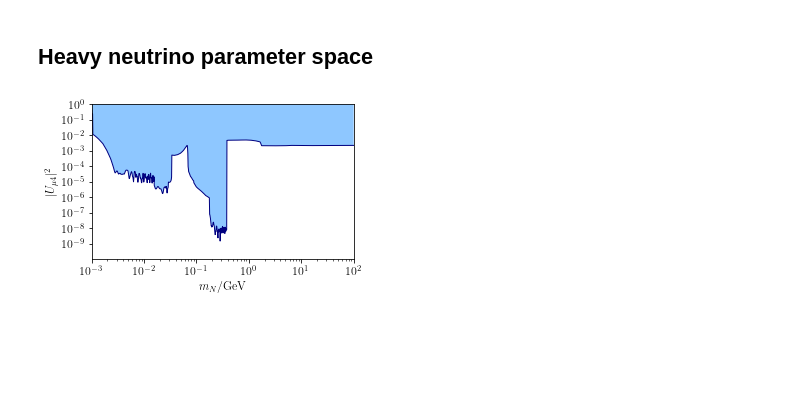
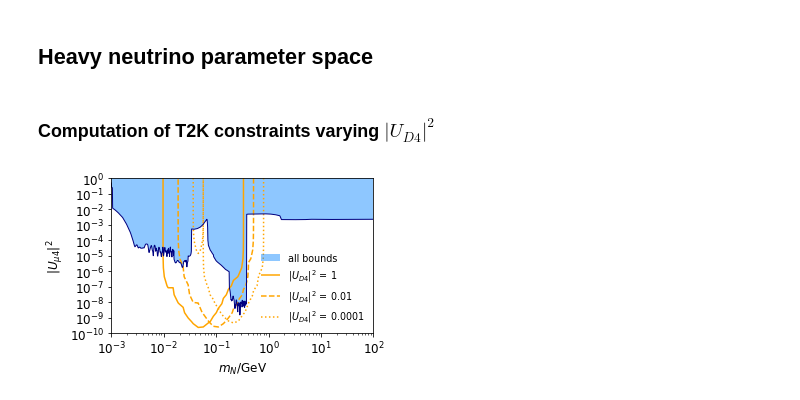
Before and after one commit to mhostert/dark-neutrinos-at-T2K, a Jupyter notebook: exp_analysis/7_poster_plots.ipynb, the cells around one changed output. Cells and saved outputs as stored; diff of their text form; code cells hidden in the pictures; blank space fills up the shorter version.

```diff
--- a/exp_analysis/7_poster_plots.ipynb
+++ b/exp_analysis/7_poster_plots.ipynb
@@ -46,0 +77,2 @@ rcParams["text.latex.preamble"] = r'''
+# %%
+my_exp_analysis = load_datasets(hierarchy, D_or_M, timeit=True, direct_load_objects=True)[f'{hierarchy}_{D_or_M}']
@@ -47,3 +99,5 @@ rcParams["text.latex.preamble"] = r'''
+# %%
+heavy_nonminimal_posterior_v = np.vectorize(heavy_nonminimal_posterior)
 # %% [markdown]
 ## DARK PHOTON PARAMETER SPACE
 # %%
@@ -110,42 +247,71 @@ plt.show()
 MN_MIN = 1e-3 # GeV
 MN_MAX = 1e2 # GeV
 MN = np.logspace(np.log10(MN_MIN),np.log10(MN_MAX),1000)
+# %% [markdown]
+### Computation of T2K constraints varying $|U_{D4}|^2$
+# %%
+# setting
+m4 = np.geomspace(my_exp_analysis.m4_limits[0],
+                  my_exp_analysis.m4_limits[1],
+                  25)
+Umu4_2 = np.geomspace(1e-11,
+                      1,
+                      20)
+m4, Umu4_2 = np.meshgrid(m4, Umu4_2)
+
+hnl_Ud4_2_s = [1, 1e-2, 1e-4]
+# %%
+# calculation
+t2k_hnl_constraints = {}
+for Ud4_2 in hnl_Ud4_2_s:
+    t2k_hnl_constraints[Ud4_2] = heavy_nonminimal_posterior_v(m4=m4, Umu4_2=Umu4_2, Ud4_2=Ud4_2)
 # %%
 fig = plt.figure()
 axes_form = [0.14,0.15,0.82,0.76]
 ax = fig.add_axes(axes_form)
 ax.set_xlim(X_MIN, X_MAX)
 ax.set_ylim(Y_MIN, Y_MAX)
 ax.set_xscale('log')
 ax.set_yscale('log')
 ax.set_xlabel(r"$m_{N}$/GeV")
 ax.set_ylabel(r'$|U_{\mu4 }|^2$')
-
-
-
 
 usqr_bound = umu4.USQR(MN)
 usqr_bound_inv = umu4.USQR_inv(MN)
 
 ##############################################
 # Constraints on U\alpha4^2
 # Minimal HNL -- no Zprime and all that
 # ax.plot(MN, usqr_bound, color='navy', )
 # ax.fill_between(MN, usqr_bound, np.ones(np.size(MN)),
 #             fc='dodgerblue', ec='None', lw =0.0, alpha=0.5, label=r'all bounds')
 
 # most model independent bounds
 ax.plot(MN, usqr_bound_inv, color='navy', lw=1)
 ax.fill_between(MN, usqr_bound_inv, np.ones(np.size(MN)),
             fc='dodgerblue', ec='None', lw =0.0, alpha=0.5, label=r'all bounds')
+total_constraints_handles, total_constraints_labels = ax.get_legend_handles_labels()
+
+# plot T2K constraints
+colors = ['orange']
+linestyles = ['-', '--', 'dotted']
+contours = {}
+for Ud4_2, linestyle in zip(hnl_Ud4_2_s, linestyles):
+    contours[Ud4_2] = ax.contour(m4, Umu4_2, t2k_hnl_constraints[Ud4_2][0],
+                                 levels=[levels[0.9]], colors=colors, linestyles=[linestyle])
+
+ax.legend(total_constraints_handles + [cntr.legend_elements()[0][0] for cntr in contours.values()],
+           total_constraints_labels + [f'$|U_{{D4}}|^2$ = {Ud4_2:.2g}' for Ud4_2 in contours.keys()],
+           frameon=False,
+           loc='lower right')
+
 
 ax.set_xlim(MN_MIN,MN_MAX)
 ax.set_ylim(1e-10,1)
-ax.set_xscale("log")
-ax.set_yscale("log")
+ax.loglog()
 
-ax.set_yticks([1e-9, 1e-8, 1e-7, 1e-6, 1e-5, 1e-4, 1e-3,1e-2,1e-1,1])
+ax.set_yticks([1e-10,1e-9, 1e-8, 1e-7, 1e-6, 1e-5, 1e-4, 1e-3,1e-2,1e-1,1])
 
-fig.savefig('poster_plots/umu4SQR.pdf')
+fig.savefig(f"{save_folder}hnl_umu4sqr_vs_mn.pdf", bbox_inches='tight')
 # %% [output]
-[figure, old version]
+[figure, new version]
```
Also changed, not shown: parts of 15 cells of this notebook, 8 other files.
